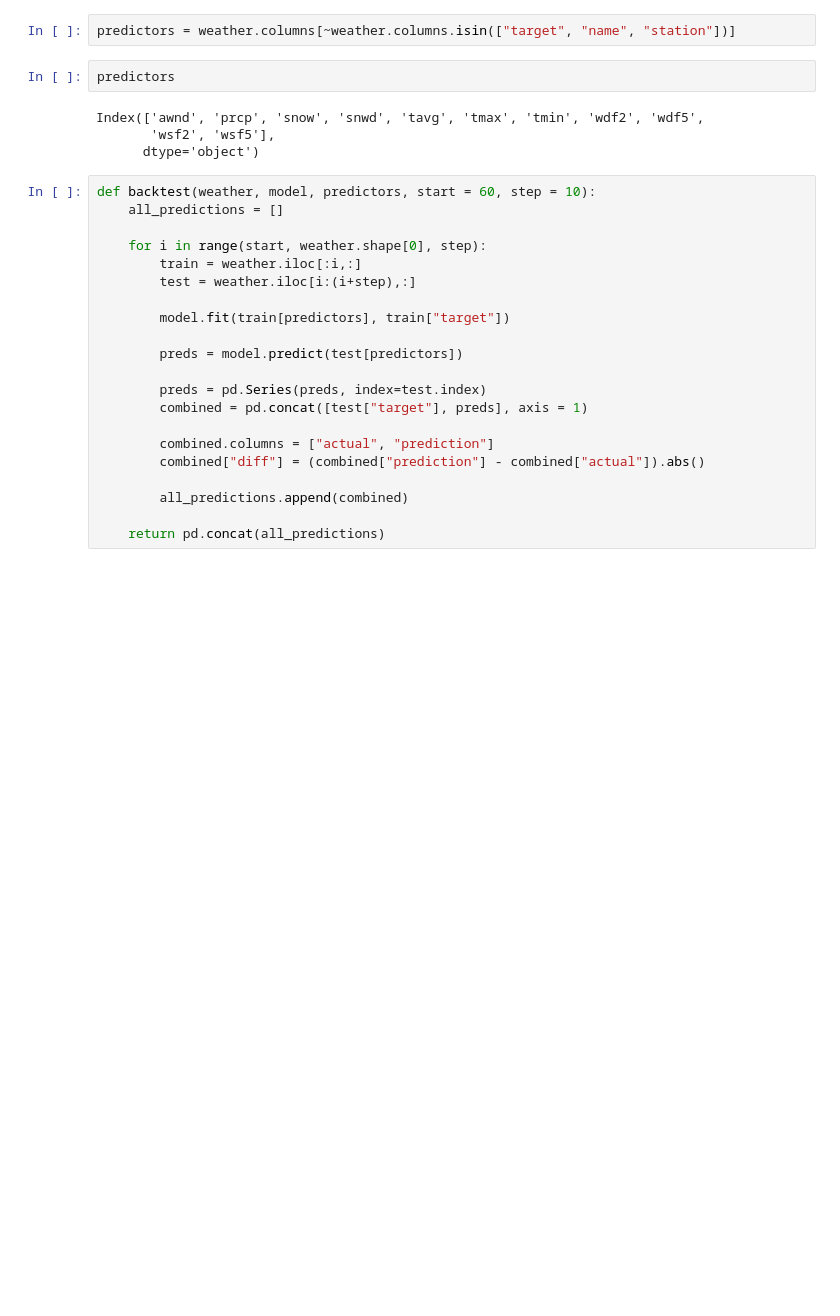
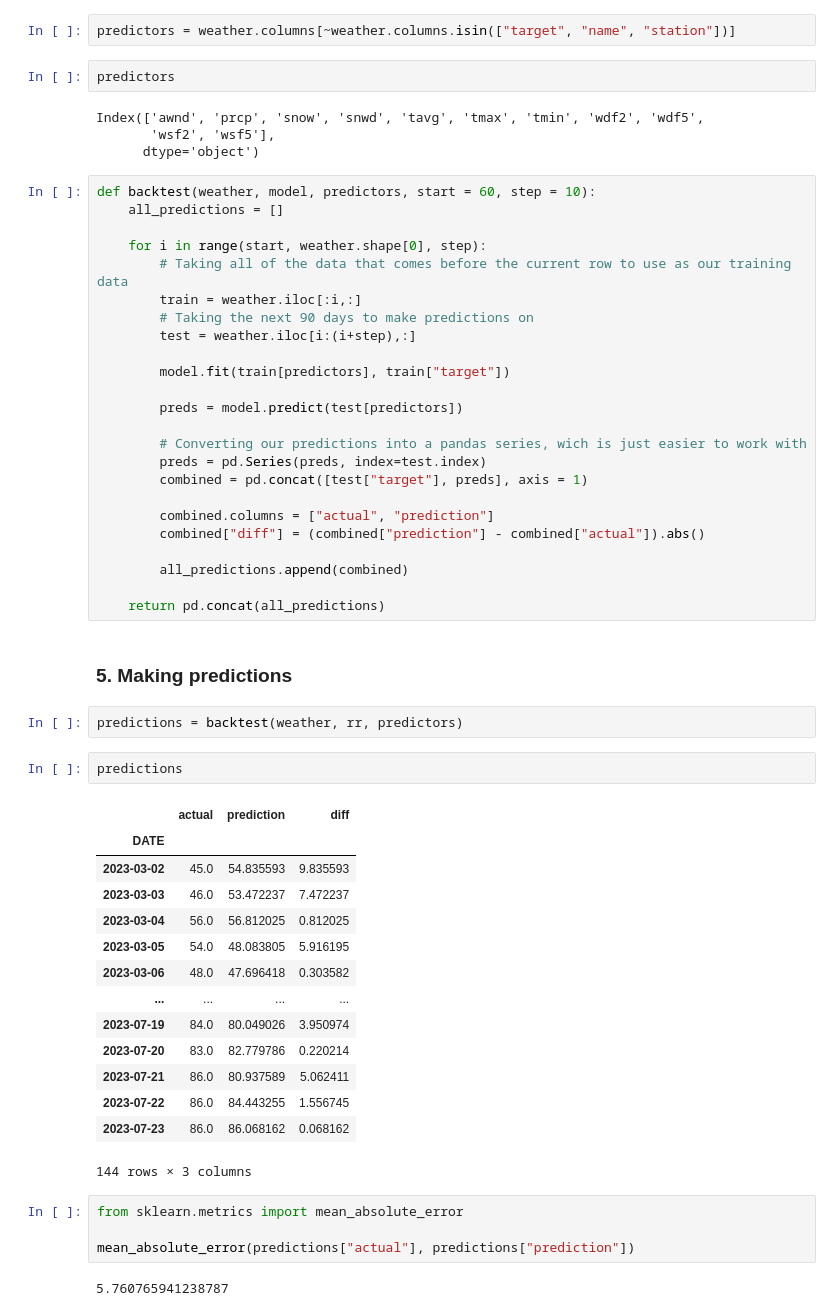
Before and after one commit to IDRISSI-Karim/Weather_Prediction, a Jupyter notebook: model/training.ipynb, the cells around one changed output. Saved outputs shown, nothing was run; the diff lists cells and outputs as text; blank space fills up the shorter version.

```diff
--- a/model/training.ipynb
+++ b/model/training.ipynb
@@ -237,13 +237,16 @@ def backtest(weather, model, predictors, start = 60, step = 10):
     all_predictions = []
 
     for i in range(start, weather.shape[0], step):
+        # Taking all of the data that comes before the current row to use as our training data
         train = weather.iloc[:i,:]
+        # Taking the next 90 days to make predictions on
         test = weather.iloc[i:(i+step),:]
 
         model.fit(train[predictors], train["target"])
 
         preds = model.predict(test[predictors])
 
+        # Converting our predictions into a pandas series, wich is just easier to work with
         preds = pd.Series(preds, index=test.index)
         combined = pd.concat([test["target"], preds], axis = 1)
 
@@ -253,3 +256,30 @@ def backtest(weather, model, predictors, start = 60, step = 10):
         all_predictions.append(combined)
 
     return pd.concat(all_predictions)
+# %% [markdown]
+### 5. Making predictions
+# %%
+predictions = backtest(weather, rr, predictors)
+# %%
+predictions
+# %% [output]
+|  | actual | prediction | diff |
+| DATE |  |  |  |
+| 2023-03-02 | 45.0 | 54.835593 | 9.835593 |
+| 2023-03-03 | 46.0 | 53.472237 | 7.472237 |
+| 2023-03-04 | 56.0 | 56.812025 | 0.812025 |
+| 2023-03-05 | 54.0 | 48.083805 | 5.916195 |
+| 2023-03-06 | 48.0 | 47.696418 | 0.303582 |
+| ... | ... | ... | ... |
+| 2023-07-19 | 84.0 | 80.049026 | 3.950974 |
+| 2023-07-20 | 83.0 | 82.779786 | 0.220214 |
+| 2023-07-21 | 86.0 | 80.937589 | 5.062411 |
+| 2023-07-22 | 86.0 | 84.443255 | 1.556745 |
+| 2023-07-23 | 86.0 | 86.068162 | 0.068162 |
+144 rows × 3 columns
+# %%
+from sklearn.metrics import mean_absolute_error
+
+mean_absolute_error(predictions["actual"], predictions["prediction"])
+# %% [output]
+5.760765941238787
```
Also changed, not shown: parts of 2 cells of this notebook.
